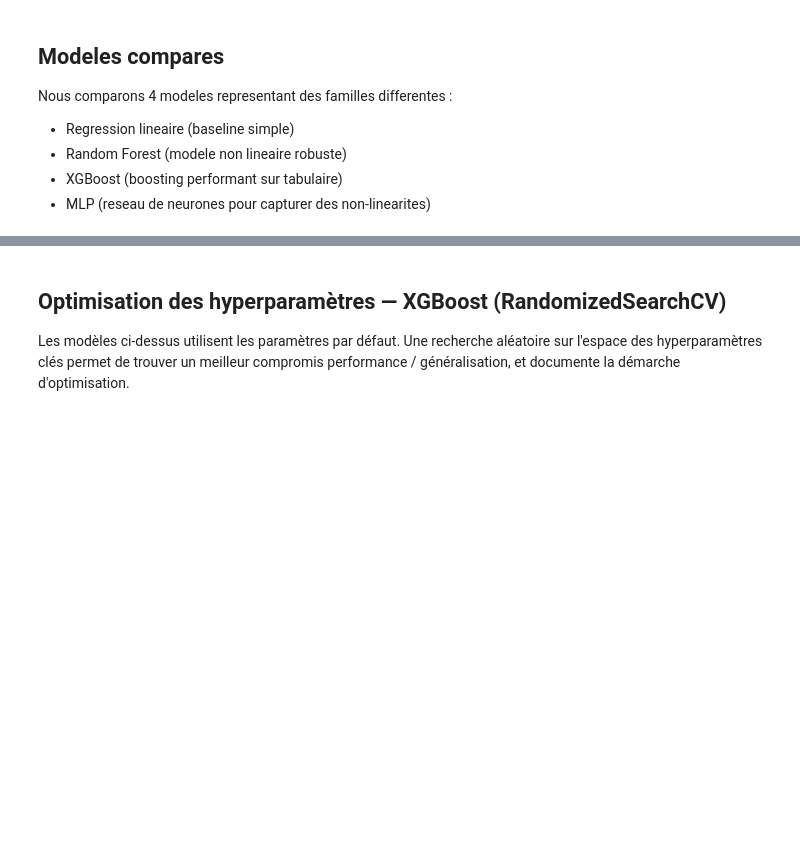
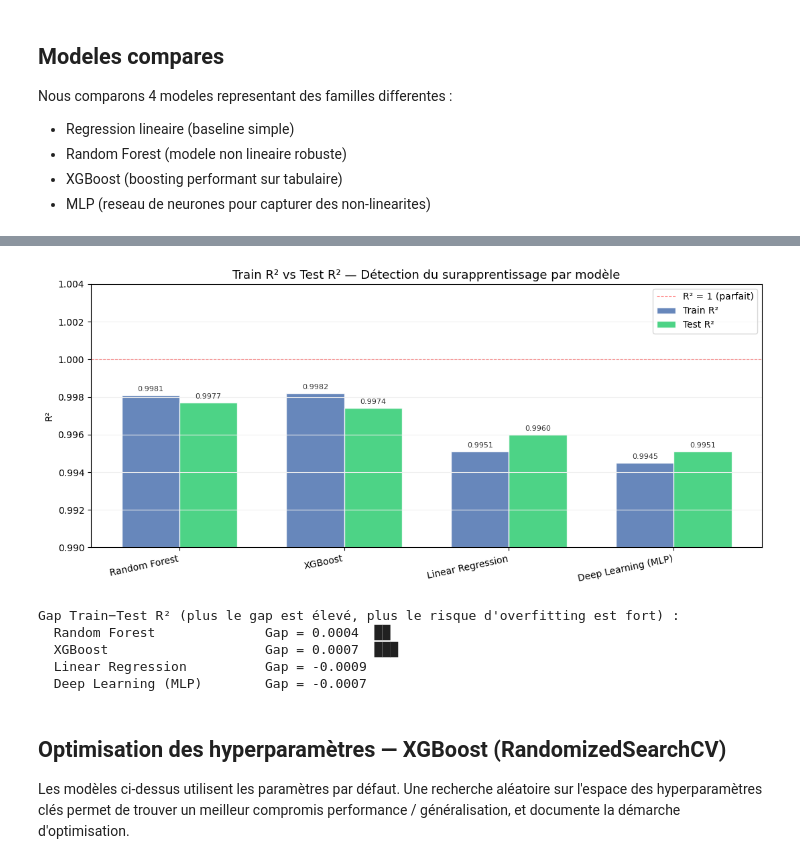
Before and after one commit to Dnivaux/Data_Science_Marketing, a Jupyter notebook: notebooks/02_Model_Choice.ipynb, the cells around one changed output, grey strips where cells are left out. Saved outputs shown, nothing was run; the diff lists cells and outputs as text; code cells hidden in the pictures; blank space fills up the shorter version.

```diff
--- a/notebooks/02_Model_Choice.ipynb
+++ b/notebooks/02_Model_Choice.ipynb
@@ -147,3 +194,45 @@ Avec les paramètres par défaut (`n_estimators=100`, sans `max_depth` ni régul
+# %%
+# Visualisation — Train R² vs Test R² : détection du surapprentissage par modèle
+fig, ax = plt.subplots(figsize=(11, 5))
+
+names  = df_results["Modele"].tolist()
+x_pos  = np.arange(len(names))
+width  = 0.35
+
+bars_train = ax.bar(x_pos - width / 2, df_results["Train R2"], width,
+                    label="Train R²", color="#4C72B0", edgecolor="white", alpha=0.85)
+bars_test  = ax.bar(x_pos + width / 2, df_results["Test R2"],  width,
+                    label="Test R²",  color="#2ecc71", edgecolor="white", alpha=0.85)
+
+for bar in bars_train:
+    ax.text(bar.get_x() + bar.get_width() / 2, bar.get_height() + 0.00015,
+            f"{bar.get_height():.4f}", ha="center", va="bottom", fontsize=8, color="#333")
+for bar in bars_test:
+    ax.text(bar.get_x() + bar.get_width() / 2, bar.get_height() + 0.00015,
+            f"{bar.get_height():.4f}", ha="center", va="bottom", fontsize=8, color="#333")
+
+ax.set_xticks(x_pos)
+ax.set_xticklabels(names, rotation=12, ha="right")
+ax.set_ylabel("R²")
+ax.set_ylim(0.990, 1.004)
+ax.set_title("Train R² vs Test R² — Détection du surapprentissage par modèle", fontsize=13)
+ax.axhline(1.0, color="red", linestyle="--", linewidth=0.8, alpha=0.4, label="R² = 1 (parfait)")
+ax.legend()
+ax.grid(axis="y", color="#F0F0F0", linewidth=0.8)
+plt.tight_layout()
+plt.show()
+
+print("\nGap Train−Test R² (plus le gap est élevé, plus le risque d'overfitting est fort) :")
+for _, row in df_results.iterrows():
+    bar = "█" * int(row["Gap (tr-te)"] * 5000)
+    print(f"  {row['Modele']:25s}  Gap = {row['Gap (tr-te)']:.4f}  {bar}")
+# %% [output]
+[figure, added]
+Gap Train−Test R² (plus le gap est élevé, plus le risque d'overfitting est fort) :
+  Random Forest              Gap = 0.0004  ██
+  XGBoost                    Gap = 0.0007  ███
+  Linear Regression          Gap = -0.0009
+  Deep Learning (MLP)        Gap = -0.0007
 # %% [markdown]
 ## Optimisation des hyperparamètres — XGBoost (RandomizedSearchCV)
 
```
Also changed, not shown: parts of 8 cells of this notebook.
